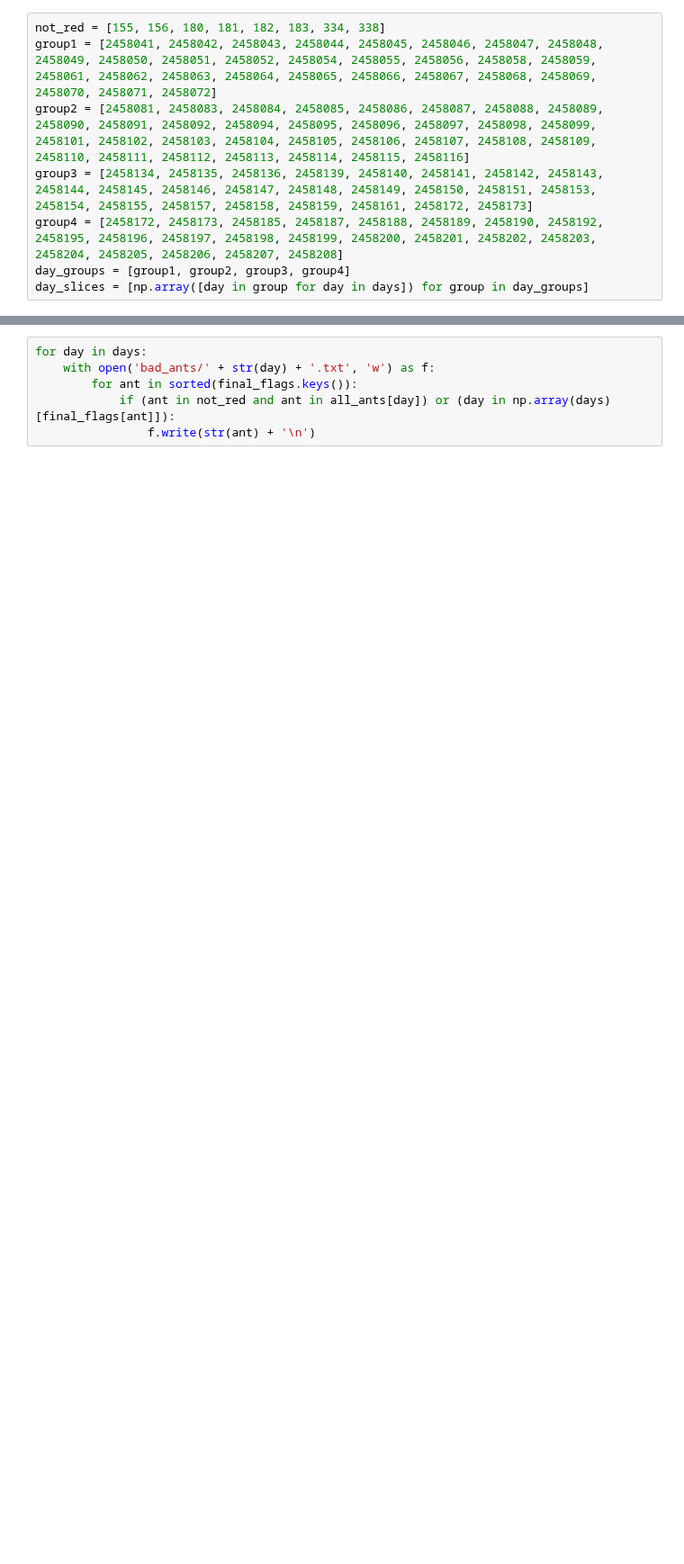
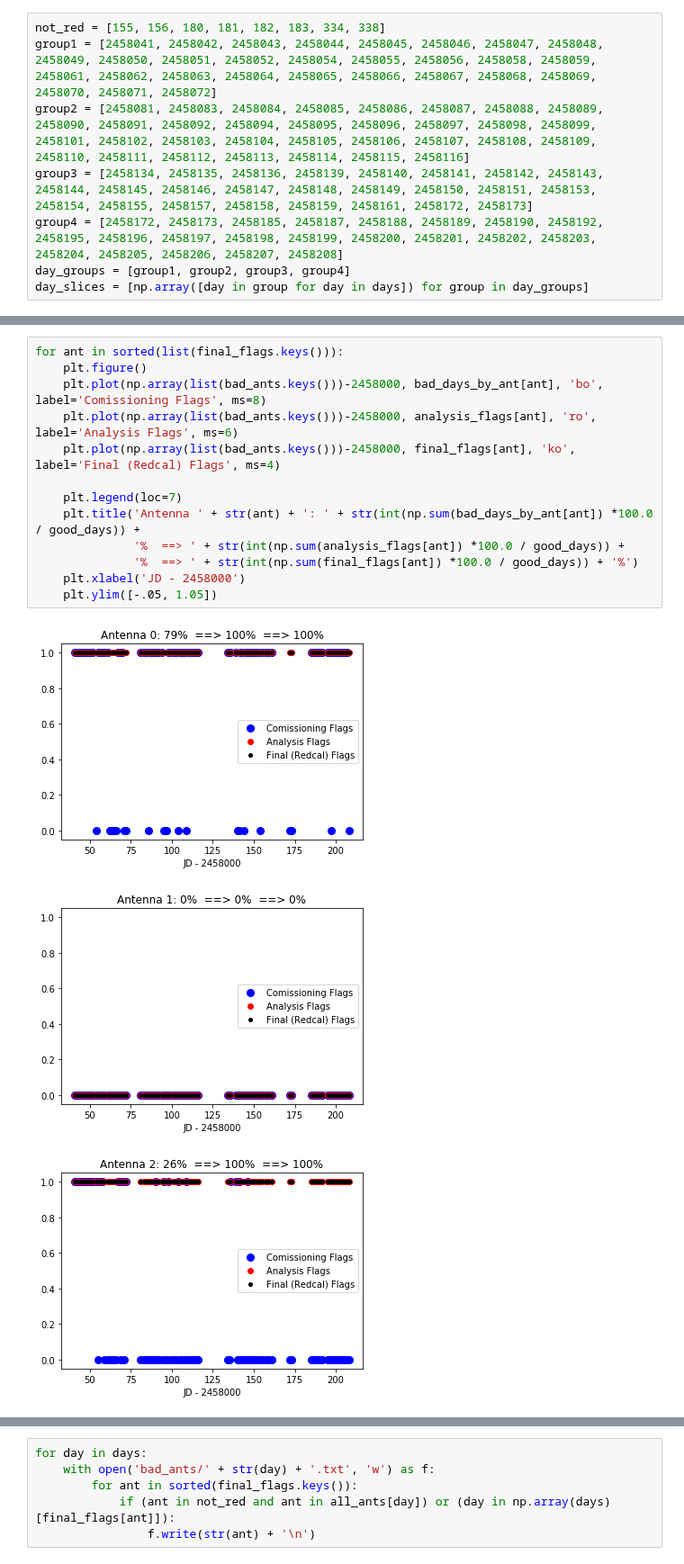
Before and after one commit to HERA-Team/hera_opm, a Jupyter notebook: pipelines/h1c/idr3/v1/Bad_Ants.ipynb, the cells around one changed output, grey strips where cells are left out. Shown at 90% size. Saved outputs shown, nothing was run; the diff lists cells and outputs as text; blank space fills up the shorter version.

```diff
--- a/pipelines/h1c/idr3/v1/Bad_Ants.ipynb
+++ b/pipelines/h1c/idr3/v1/Bad_Ants.ipynb
@@ -100,0 +205,17 @@ Total Redundant Antenna Days After Analysis Cuts: 4868
+# %%
+for ant in sorted(list(final_flags.keys())):
+    plt.figure()
+    plt.plot(np.array(list(bad_ants.keys()))-2458000, bad_days_by_ant[ant], 'bo', label='Comissioning Flags', ms=8)
+    plt.plot(np.array(list(bad_ants.keys()))-2458000, analysis_flags[ant], 'ro', label='Analysis Flags', ms=6)
+    plt.plot(np.array(list(bad_ants.keys()))-2458000, final_flags[ant], 'ko', label='Final (Redcal) Flags', ms=4)
+
+    plt.legend(loc=7)
+    plt.title('Antenna ' + str(ant) + ': ' + str(int(np.sum(bad_days_by_ant[ant]) *100.0 / good_days)) +
+              '%  ==> ' + str(int(np.sum(analysis_flags[ant]) *100.0 / good_days)) +
+              '%  ==> ' + str(int(np.sum(final_flags[ant]) *100.0 / good_days)) + '%')
+    plt.xlabel('JD - 2458000')
+    plt.ylim([-.05, 1.05])
+# %% [output]
+[figure, added]
+[figure, added]
+[figure, added]
```
Also changed, not shown: parts of 17 cells of this notebook.
